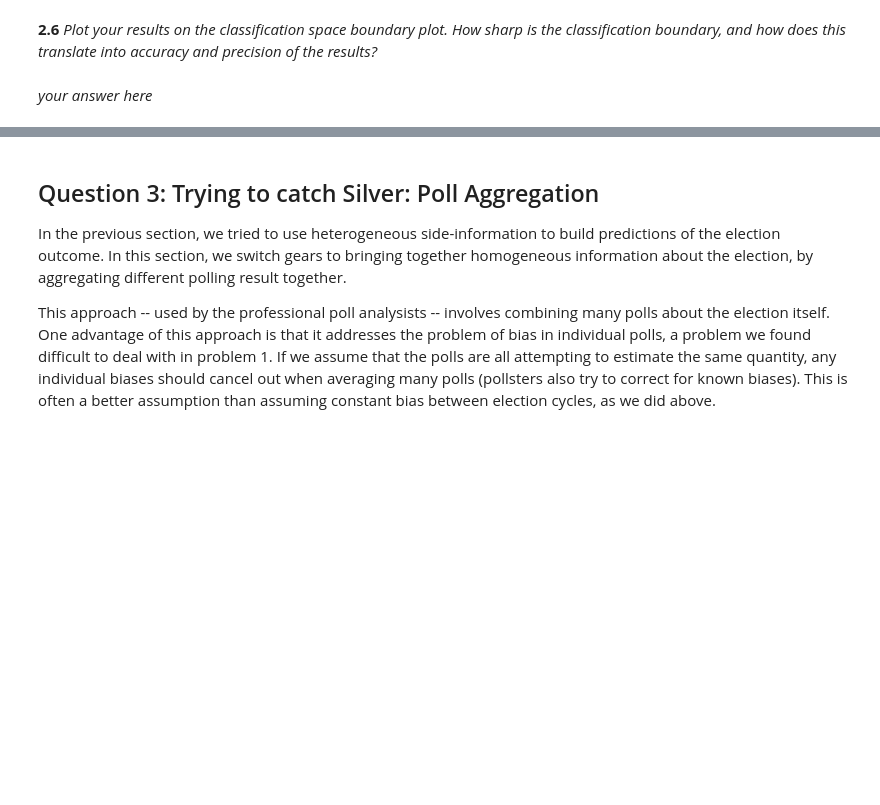
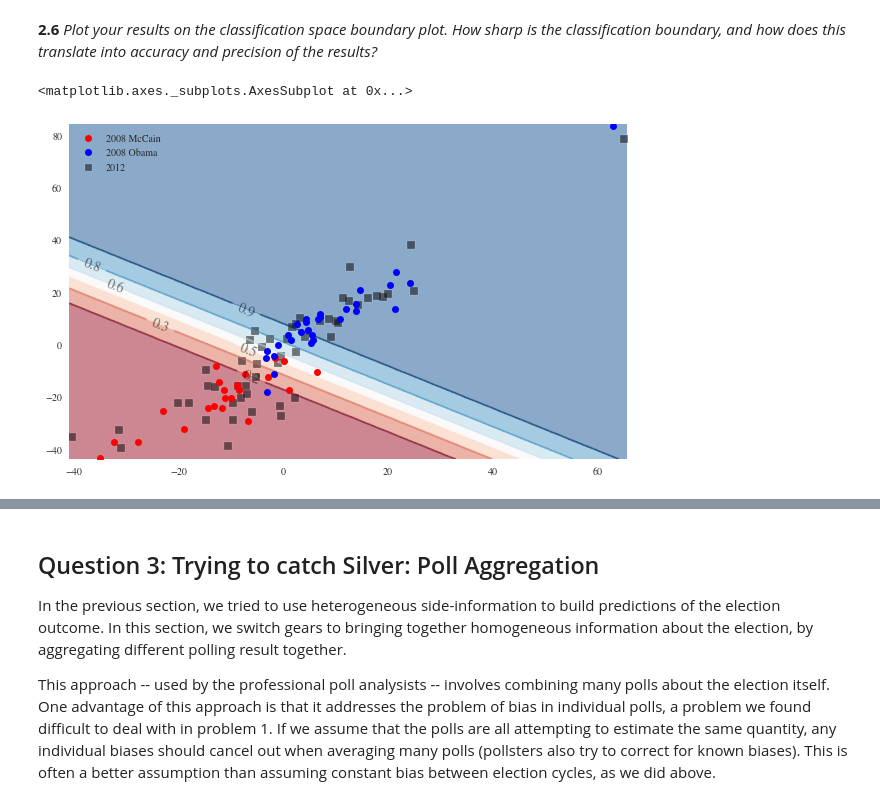
Before and after one commit to imantdaunhawer/content_2013, a Jupyter notebook: HW2.ipynb, the cells around one changed output, grey strips where cells are left out. Drawn from its saved outputs; the diff is of its cells as text; code cells hidden in the pictures; blank space fills up the shorter version.

```diff
--- a/HW2.ipynb
+++ b/HW2.ipynb
@@ -1117,5 +1152,7 @@ def points_plot(e2008, e2012, clf):
 **2.6** *Plot your results on the classification space boundary plot. How sharp is the classification boundary, and how does this translate into accuracy and precision of the results?*
 # %%
 #your code here
+points_plot(e2008, e2012, lm)
+# %% [output]
+<matplotlib.axes._subplots.AxesSubplot at 0x...>
+[figure, added]
-# %% [markdown]
-*your answer here*
```
Also changed, not shown: parts of 15 cells of this notebook.
